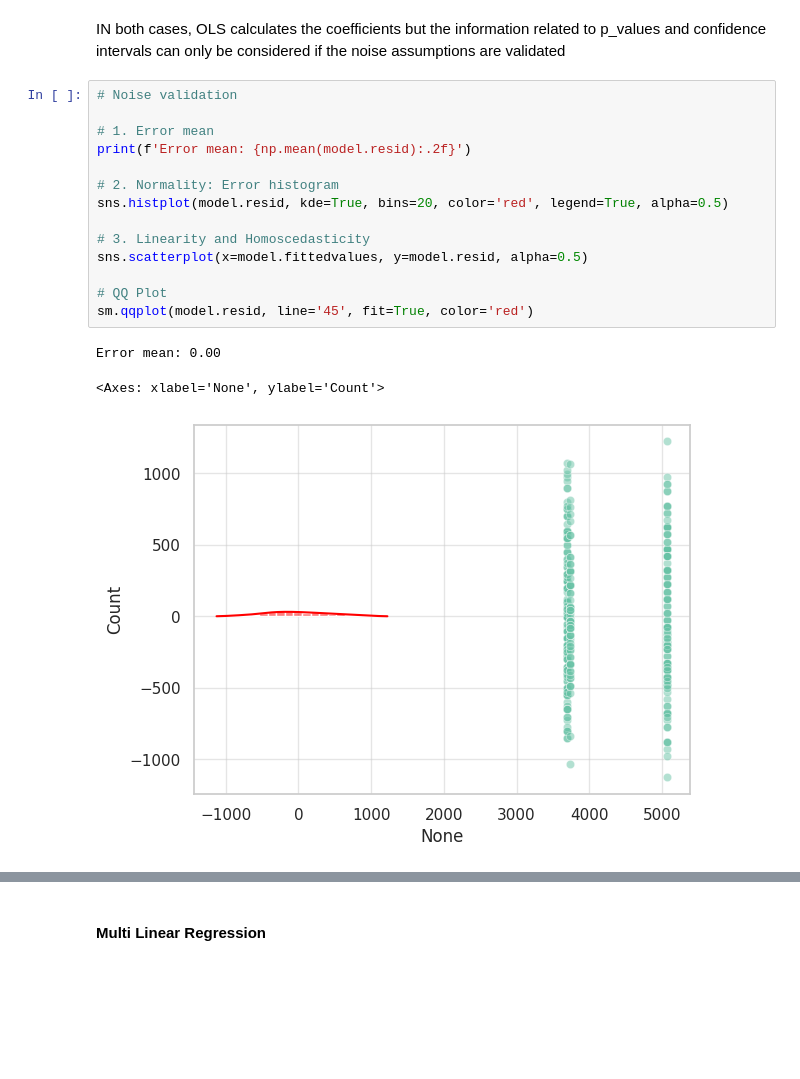
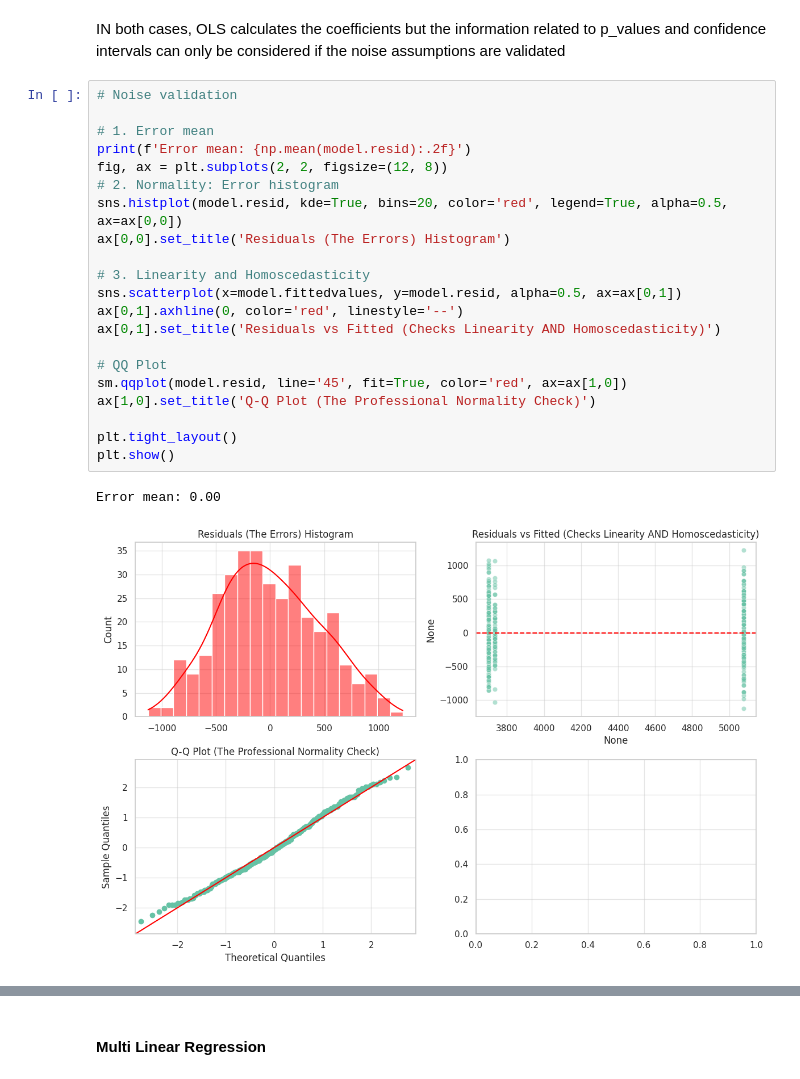
Before and after one commit to carlosjesuscaro/data_analysis_summary, a Jupyter notebook: main.ipynb, the cells around one changed output, grey strips where cells are left out. Drawn from its saved outputs; the diff is of its cells as text; blank space fills up the shorter version.

```diff
--- a/main.ipynb
+++ b/main.ipynb
@@ -594,18 +594,24 @@ IN both cases, OLS calculates the coefficients but the information related to p_
 # %%
 # Noise validation
 
 # 1. Error mean
 print(f'Error mean: {np.mean(model.resid):.2f}')
-
+fig, ax = plt.subplots(2, 2, figsize=(12, 8))
 # 2. Normality: Error histogram
-sns.histplot(model.resid, kde=True, bins=20, color='red', legend=True, alpha=0.5)
+sns.histplot(model.resid, kde=True, bins=20, color='red', legend=True, alpha=0.5, ax=ax[0,0])
+ax[0,0].set_title('Residuals (The Errors) Histogram')
 
 # 3. Linearity and Homoscedasticity
-sns.scatterplot(x=model.fittedvalues, y=model.resid, alpha=0.5)
+sns.scatterplot(x=model.fittedvalues, y=model.resid, alpha=0.5, ax=ax[0,1])
+ax[0,1].axhline(0, color='red', linestyle='--')
+ax[0,1].set_title('Residuals vs Fitted (Checks Linearity AND Homoscedasticity)')
 
 # QQ Plot
-sm.qqplot(model.resid, line='45', fit=True, color='red')
+sm.qqplot(model.resid, line='45', fit=True, color='red', ax=ax[1,0])
+ax[1,0].set_title('Q-Q Plot (The Professional Normality Check)')
+
+plt.tight_layout()
+plt.show()
 # %% [output]
 Error mean: 0.00
-<Axes: xlabel='None', ylabel='Count'>
-[figure, old version]
+[figure, new version]
```
Also changed, not shown: parts of 5 cells of this notebook.
